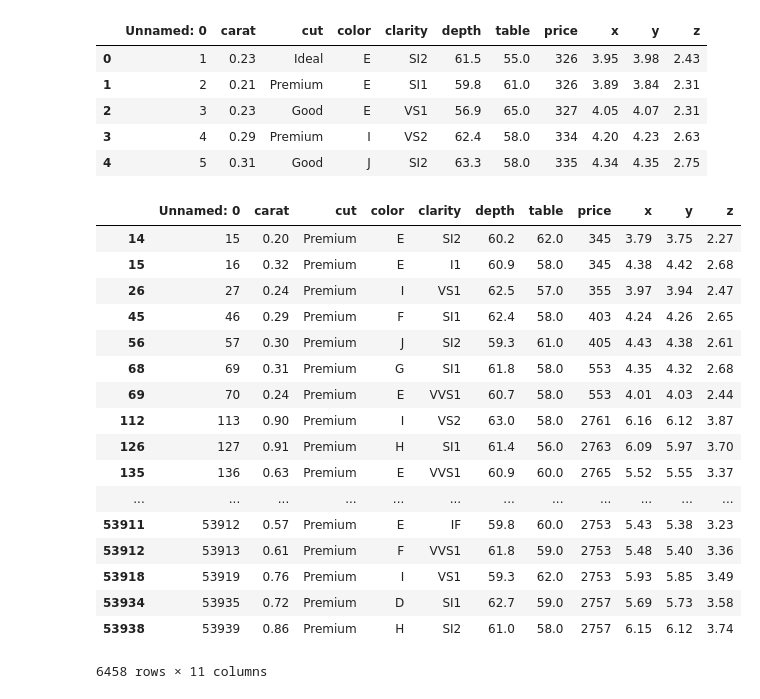
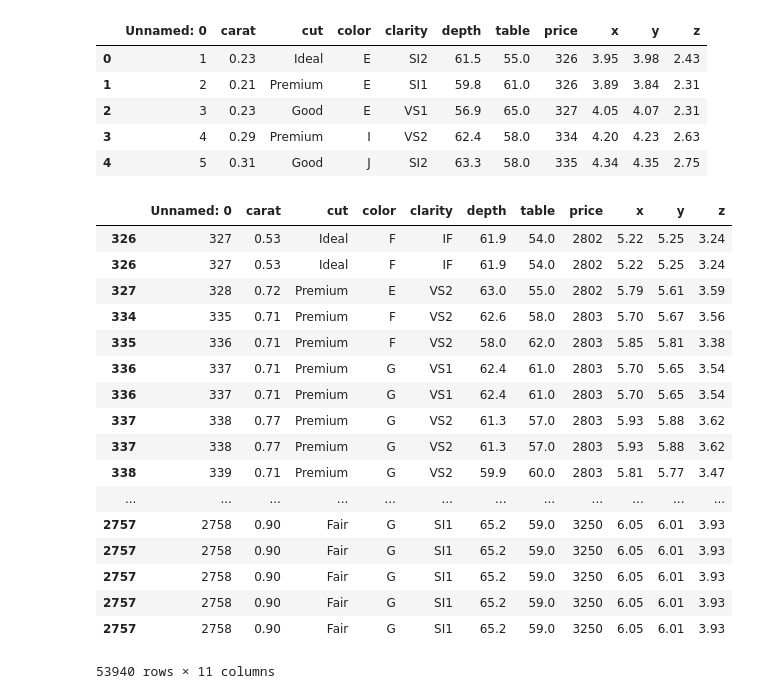
Before and after one commit to renjika19/DataAnalyticsBootCamp, a Jupyter notebook: Diamonds diamonds.ipynb, the cells around one changed output. Drawn from its saved outputs; the diff is of its cells as text; code cells hidden in the pictures.

```diff
--- a/Diamonds diamonds.ipynb
+++ b/Diamonds diamonds.ipynb
@@ -13,25 +13,24 @@ df.head()
 | 2 | 3 | 0.23 | Good | E | VS1 | 56.9 | 65.0 | 327 | 4.05 | 4.07 | 2.31 |
 | 3 | 4 | 0.29 | Premium | I | VS2 | 62.4 | 58.0 | 334 | 4.20 | 4.23 | 2.63 |
 | 4 | 5 | 0.31 | Good | J | SI2 | 63.3 | 58.0 | 335 | 4.34 | 4.35 | 2.75 |
-# %%
-df.loc[(df['price'] ) & (df['cut'] == 'Premium')]
-#df.loc[(df['Grades'] >= 60) & (df['Grades'] < 100)]
-# %% [output]
-|  | Unnamed: 0 | carat | cut | color | clarity | depth | table | price | x | y | z |
-| 14 | 15 | 0.20 | Premium | E | SI2 | 60.2 | 62.0 | 345 | 3.79 | 3.75 | 2.27 |
-| 15 | 16 | 0.32 | Premium | E | I1 | 60.9 | 58.0 | 345 | 4.38 | 4.42 | 2.68 |
-| 26 | 27 | 0.24 | Premium | I | VS1 | 62.5 | 57.0 | 355 | 3.97 | 3.94 | 2.47 |
-| 45 | 46 | 0.29 | Premium | F | SI1 | 62.4 | 58.0 | 403 | 4.24 | 4.26 | 2.65 |
-| 56 | 57 | 0.30 | Premium | J | SI2 | 59.3 | 61.0 | 405 | 4.43 | 4.38 | 2.61 |
-| 68 | 69 | 0.31 | Premium | G | SI1 | 61.8 | 58.0 | 553 | 4.35 | 4.32 | 2.68 |
-| 69 | 70 | 0.24 | Premium | E | VVS1 | 60.7 | 58.0 | 553 | 4.01 | 4.03 | 2.44 |
-| 112 | 113 | 0.90 | Premium | I | VS2 | 63.0 | 58.0 | 2761 | 6.16 | 6.12 | 3.87 |
-| 126 | 127 | 0.91 | Premium | H | SI1 | 61.4 | 56.0 | 2763 | 6.09 | 5.97 | 3.70 |
-| 135 | 136 | 0.63 | Premium | E | VVS1 | 60.9 | 60.0 | 2765 | 5.52 | 5.55 | 3.37 |
-| ... | ... | ... | ... | ... | ... | ... | ... | ... | ... | ... | ... |
-| 53911 | 53912 | 0.57 | Premium | E | IF | 59.8 | 60.0 | 2753 | 5.43 | 5.38 | 3.23 |
-| 53912 | 53913 | 0.61 | Premium | F | VVS1 | 61.8 | 59.0 | 2753 | 5.48 | 5.40 | 3.36 |
-| 53918 | 53919 | 0.76 | Premium | I | VS1 | 59.3 | 62.0 | 2753 | 5.93 | 5.85 | 3.49 |
-| 53934 | 53935 | 0.72 | Premium | D | SI1 | 62.7 | 59.0 | 2757 | 5.69 | 5.73 | 3.58 |
-| 53938 | 53939 | 0.86 | Premium | H | SI2 | 61.0 | 58.0 | 2757 | 6.15 | 6.12 | 3.74 |
-6458 rows × 11 columns
+# %%
+df.loc[(df['price'])]
+# %% [output]
+|  | Unnamed: 0 | carat | cut | color | clarity | depth | table | price | x | y | z |
+| 326 | 327 | 0.53 | Ideal | F | IF | 61.9 | 54.0 | 2802 | 5.22 | 5.25 | 3.24 |
+| 326 | 327 | 0.53 | Ideal | F | IF | 61.9 | 54.0 | 2802 | 5.22 | 5.25 | 3.24 |
+| 327 | 328 | 0.72 | Premium | E | VS2 | 63.0 | 55.0 | 2802 | 5.79 | 5.61 | 3.59 |
+| 334 | 335 | 0.71 | Premium | F | VS2 | 62.6 | 58.0 | 2803 | 5.70 | 5.67 | 3.56 |
+| 335 | 336 | 0.71 | Premium | F | VS2 | 58.0 | 62.0 | 2803 | 5.85 | 5.81 | 3.38 |
+| 336 | 337 | 0.71 | Premium | G | VS1 | 62.4 | 61.0 | 2803 | 5.70 | 5.65 | 3.54 |
+| 336 | 337 | 0.71 | Premium | G | VS1 | 62.4 | 61.0 | 2803 | 5.70 | 5.65 | 3.54 |
+| 337 | 338 | 0.77 | Premium | G | VS2 | 61.3 | 57.0 | 2803 | 5.93 | 5.88 | 3.62 |
+| 337 | 338 | 0.77 | Premium | G | VS2 | 61.3 | 57.0 | 2803 | 5.93 | 5.88 | 3.62 |
+| 338 | 339 | 0.71 | Premium | G | VS2 | 59.9 | 60.0 | 2803 | 5.81 | 5.77 | 3.47 |
+| ... | ... | ... | ... | ... | ... | ... | ... | ... | ... | ... | ... |
+| 2757 | 2758 | 0.90 | Fair | G | SI1 | 65.2 | 59.0 | 3250 | 6.05 | 6.01 | 3.93 |
+| 2757 | 2758 | 0.90 | Fair | G | SI1 | 65.2 | 59.0 | 3250 | 6.05 | 6.01 | 3.93 |
+| 2757 | 2758 | 0.90 | Fair | G | SI1 | 65.2 | 59.0 | 3250 | 6.05 | 6.01 | 3.93 |
+| 2757 | 2758 | 0.90 | Fair | G | SI1 | 65.2 | 59.0 | 3250 | 6.05 | 6.01 | 3.93 |
+| 2757 | 2758 | 0.90 | Fair | G | SI1 | 65.2 | 59.0 | 3250 | 6.05 | 6.01 | 3.93 |
+53940 rows × 11 columns
```
Also changed, not shown: parts of 3 cells of this notebook.
